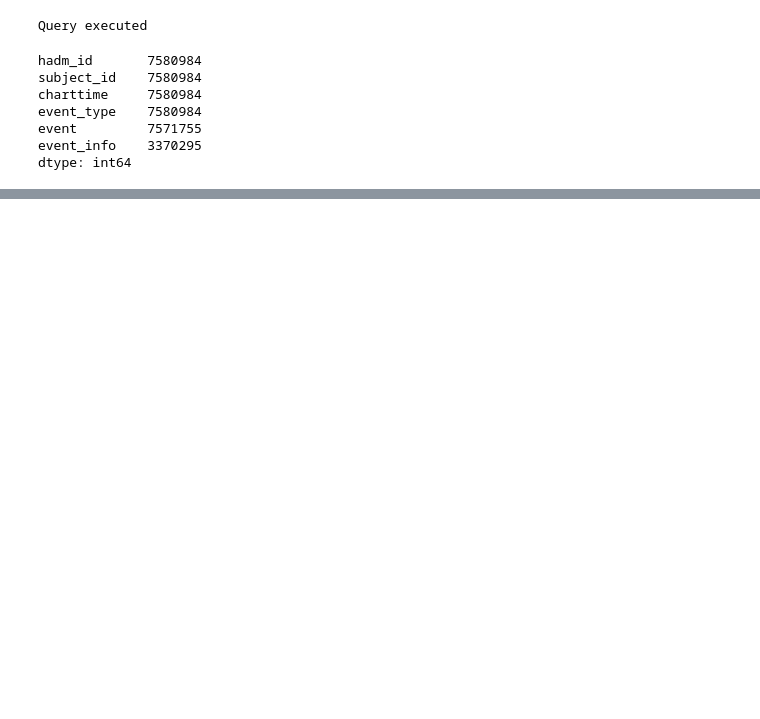
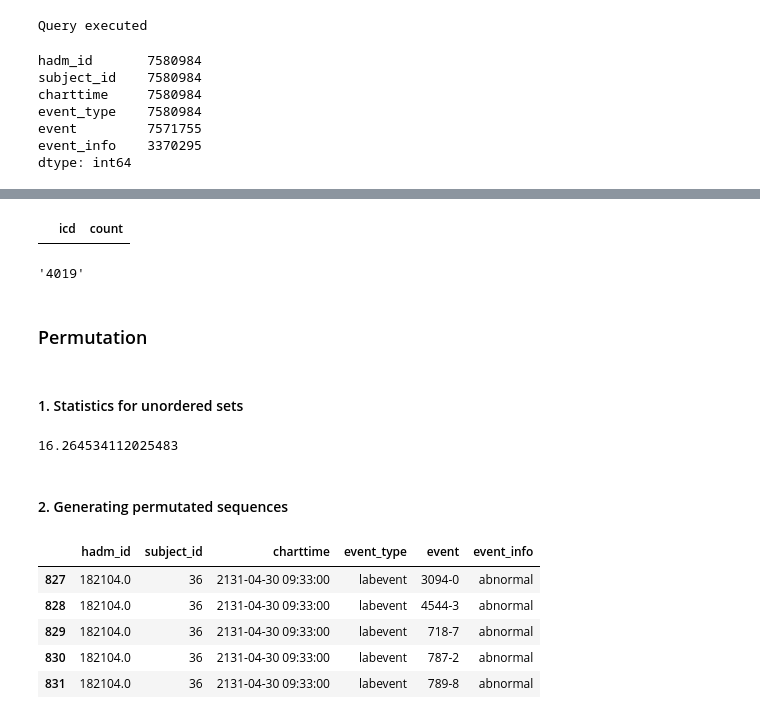
Before and after one commit to tianranzhang/set_learning, a Jupyter notebook: Preprocessing.ipynb, the cells around one changed output, grey strips where cells are left out. Drawn from its saved outputs; the diff is of its cells as text; code cells hidden in the pictures; blank space fills up the shorter version.

```diff
--- a/Preprocessing.ipynb
+++ b/Preprocessing.ipynb
@@ -156,0 +329,4 @@ print("Query executed")
+# %%
+#write the all sequences file
+with open("all_sequences_abnorm.txt", "w") as text_file:
+    text_file.write('\n'.join(list(all_train.seq)))
@@ -156,0 +337,3 @@ print("Query executed")
+# %%
+with open("all_sequences_abnorm.txt", "r") as text_file:
+    all_sequences = [i.replace('\n','') for i in text_file]
@@ -156,0 +650,8 @@ print("Query executed")
+# %%
+code_frequencies.query('icd =='+'4019')
+# %% [output]
+|  | icd | count |
+# %%
+list(code_frequencies.icd)[0]
+# %% [output]
+'4019'
@@ -156,0 +660,29 @@ print("Query executed")
+# %% [markdown]
+### Permutation
+# %% [markdown]
+#### 1. Statistics for unordered sets
+# %%
+import pandas as pd
+import numpy as np
+labs_filtered = pd.read_csv('labevents_abnormal.csv')
+last_adm_info = pd.read_csv('last_adm_info.csv')
+# %%
+#abnormal labs:
+#- max length of unordered lab events is 37
+#- average max unordered lab events per patient: 16
+
+np.mean(labs_filtered.groupby(['subject_id','charttime']).event.count().max(level=0))
+# %% [output]
+16.264534112025483
+# %% [markdown]
+#### 2. Generating permutated sequences
+# %%
+labs_filtered[labs_filtered['subject_id']==36].head("tcn_abnormlabs_baseline/"+"permutation_1_20.csv"with open("all_sequences_abnorm.txt", "w") as text_file:
+    text_file.write('\n'.join(list(all_train.seq))))
+# %% [output]
+|  | hadm_id | subject_id | charttime | event_type | event | event_info |
+| 827 | 182104.0 | 36 | 2131-04-30 09:33:00 | labevent | 3094-0 | abnormal |
+| 828 | 182104.0 | 36 | 2131-04-30 09:33:00 | labevent | 4544-3 | abnormal |
+| 829 | 182104.0 | 36 | 2131-04-30 09:33:00 | labevent | 718-7 | abnormal |
+| 830 | 182104.0 | 36 | 2131-04-30 09:33:00 | labevent | 787-2 | abnormal |
+| 831 | 182104.0 | 36 | 2131-04-30 09:33:00 | labevent | 789-8 | abnormal |
```
Also changed, not shown: parts of 71 cells of this notebook, 8 other files.
